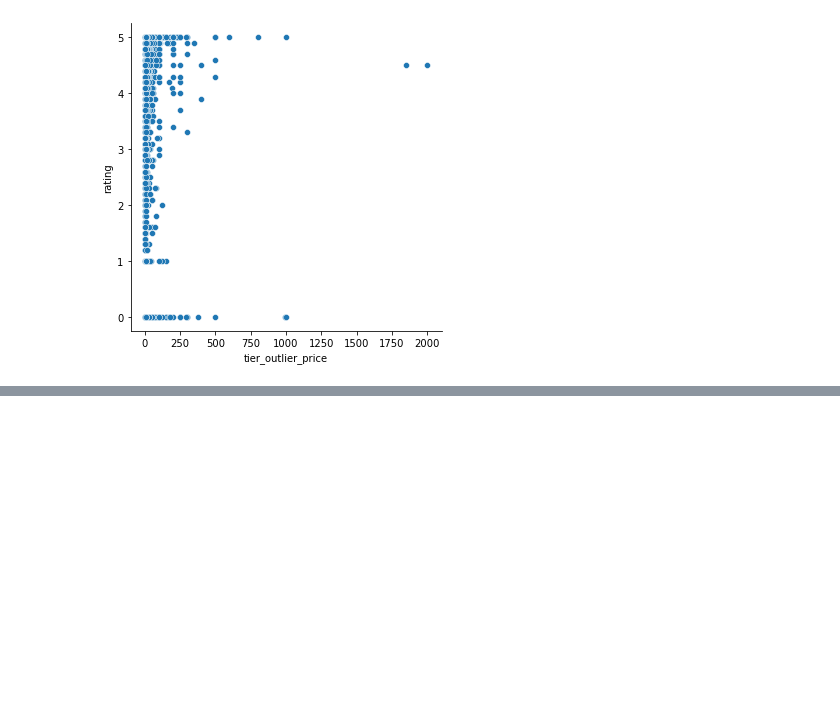
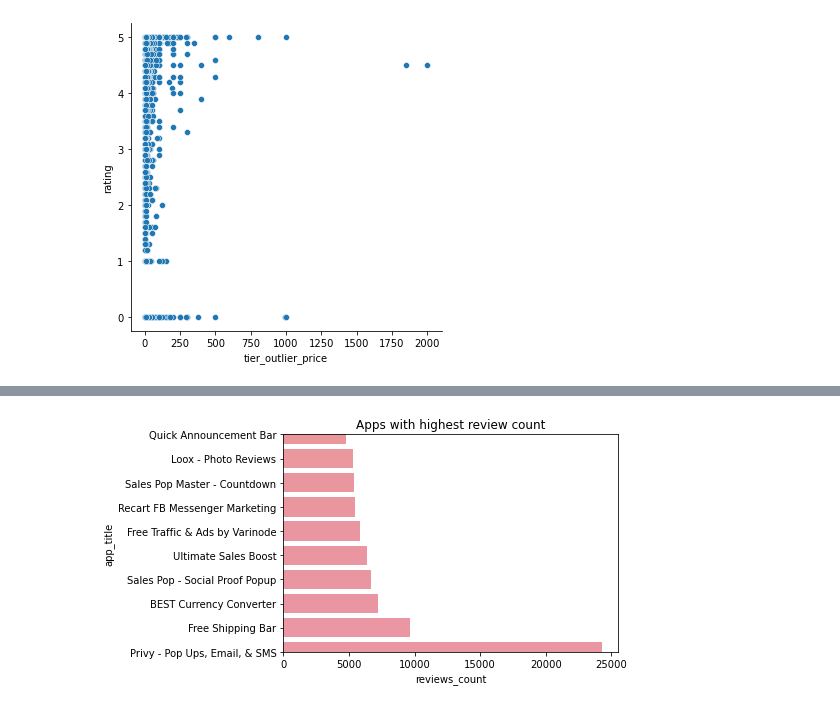
Before and after one commit to mt-smith/Springboard, a Jupyter notebook: Capstone_2/Shopify_Analysis_Capstone/notebooks/CapstoneNotebook.ipynb, the cells around one changed output, grey strips where cells are left out. Saved outputs shown, nothing was run; the diff lists cells and outputs as text; code cells hidden in the pictures; blank space fills up the shorter version.

```diff
--- a/Capstone_2/Shopify_Analysis_Capstone/notebooks/CapstoneNotebook.ipynb
+++ b/Capstone_2/Shopify_Analysis_Capstone/notebooks/CapstoneNotebook.ipynb
@@ -752,0 +855,3 @@ sns.relplot(data=df,
+# %%
+apps_and_reviews = pd.merge(df, reviews_df, how='right', left_on='id', right_on='app_id')
+apps_and_reviews
@@ -752,0 +872,12 @@ sns.relplot(data=df,
+# %%
+limit = 9
+sorted_apps_and_reviews = apps_and_reviews.sort_values('reviews_count', ascending=False)
+
+
+sns.barplot(data=sorted_apps_and_reviews, y='app_title', x='reviews_count')
+plt.ylim(0, limit)
+#plt.xticks(rotation=90)
+plt.title('Apps with highest review count')
+plt.show()
+# %% [output]
+[figure, added]
```
Also changed, not shown: parts of 22 cells of this notebook.
